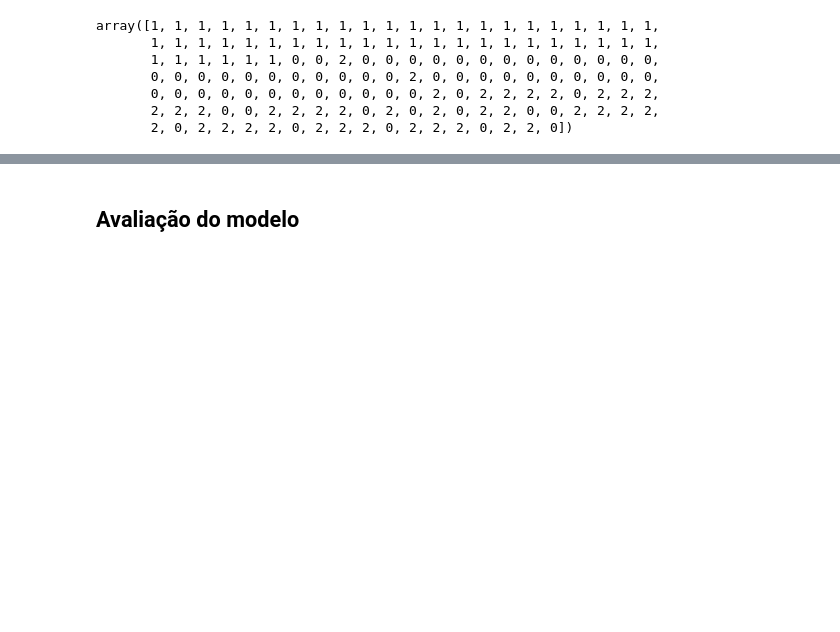
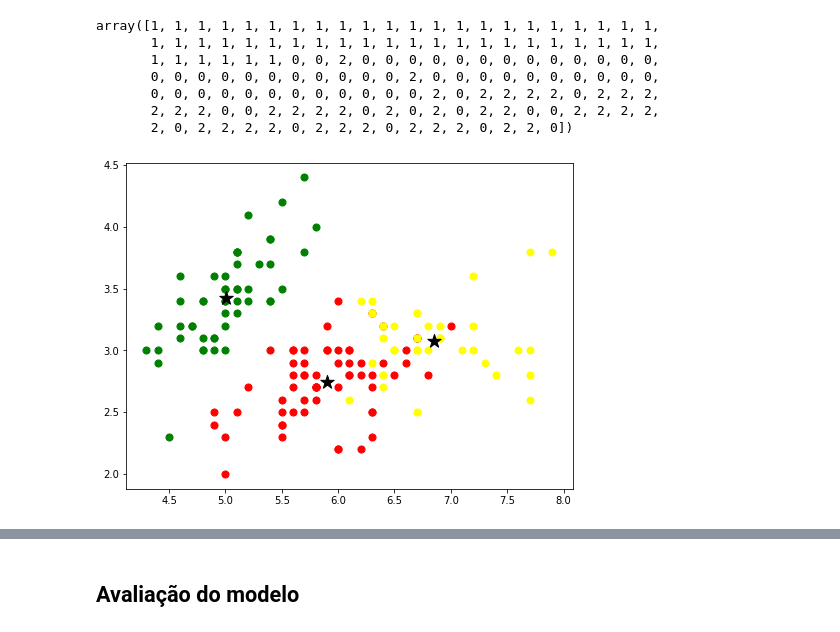
Before and after one commit to rafhaelom/Machine_Learning, a Jupyter notebook: Cluster_KMeans_Iris.ipynb, the cells around one changed output, grey strips where cells are left out. Drawn from its saved outputs; the diff is of its cells as text; code cells hidden in the pictures; blank space fills up the shorter version.

```diff
--- a/Cluster_KMeans_Iris.ipynb
+++ b/Cluster_KMeans_Iris.ipynb
@@ -231,3 +232,15 @@ array([1, 1, 1, 1, 1, 1, 1, 1, 1, 1, 1, 1, 1, 1, 1, 1, 1, 1, 1, 1, 1, 1,
        0, 0, 0, 0, 0, 0, 0, 0, 0, 0, 0, 0, 2, 0, 2, 2, 2, 2, 0, 2, 2, 2,
        2, 2, 2, 0, 0, 2, 2, 2, 2, 0, 2, 0, 2, 0, 2, 2, 0, 0, 2, 2, 2, 2,
        2, 0, 2, 2, 2, 2, 0, 2, 2, 2, 0, 2, 2, 2, 0, 2, 2, 0])
+# %%
+plt.scatter(X.iloc[clusters == 0,0], X.iloc[clusters == 0,1], s=50, color='red')
+plt.scatter(X.iloc[clusters == 1,0], X.iloc[clusters == 1,1], s=50, color='green')
+plt.scatter(X.iloc[clusters == 2,0], X.iloc[clusters == 2,1], s=50, color='yellow')
+
+plt.scatter(centroids[0][0], centroids[0][1], marker="*", s=200, color='black')
+plt.scatter(centroids[1][0], centroids[1][1], marker="*", s=200, color='black')
+plt.scatter(centroids[2][0], centroids[2][1], marker="*", s=200, color='black')
+
+plt.show()
+# %% [output]
+[figure, added]
```
Also changed, not shown: parts of 35 cells of this notebook.
